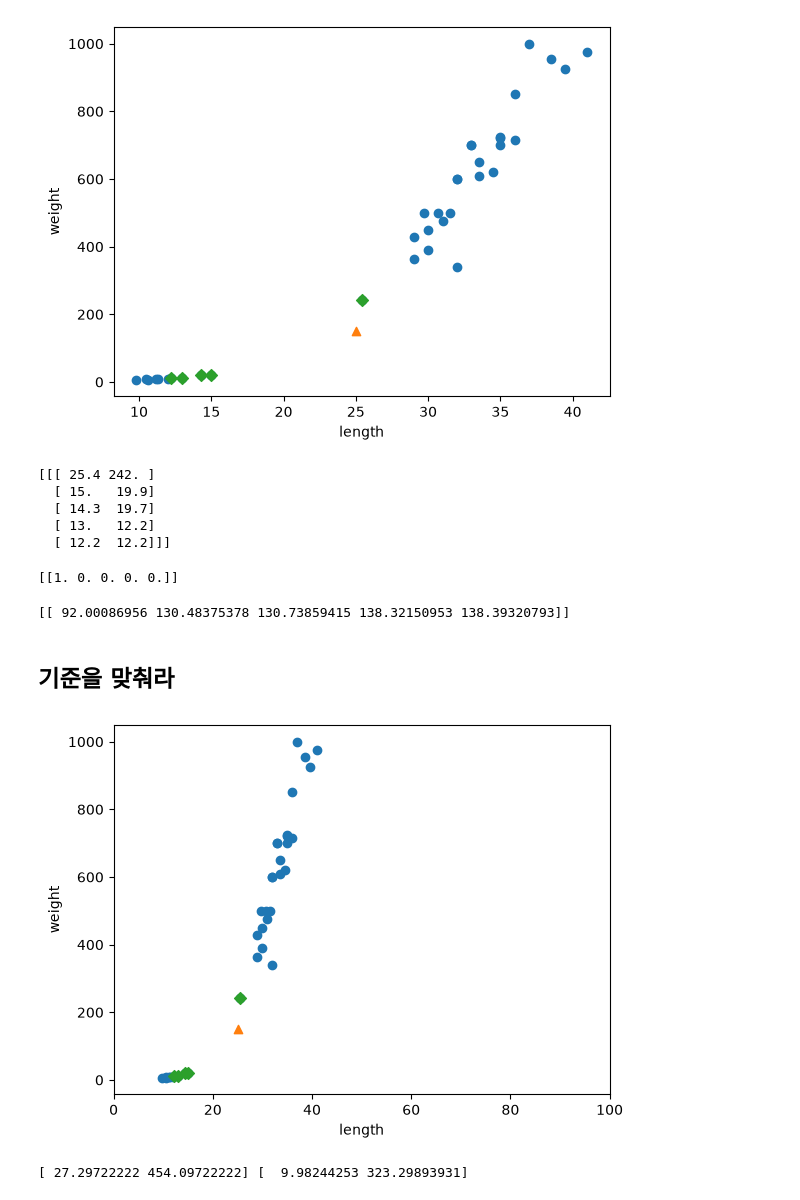
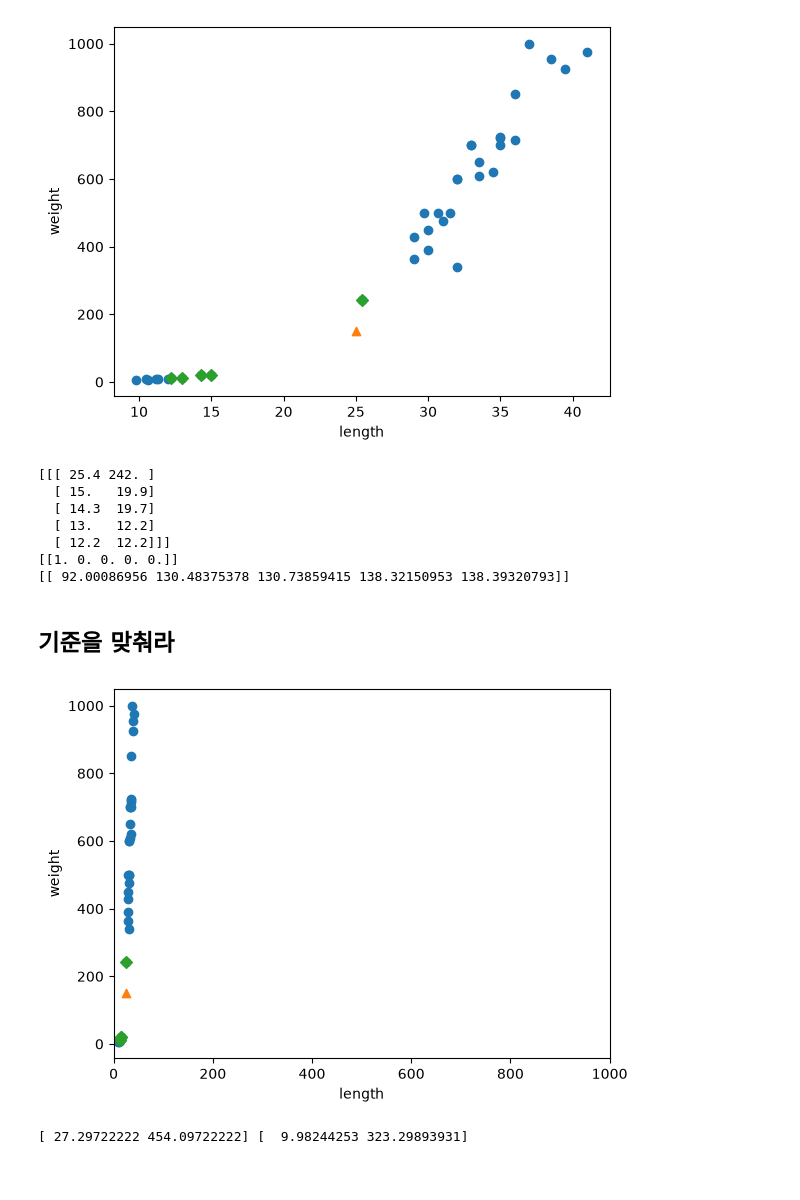
Before and after one commit to a1ljmook/Inflearn-hg-mldl, a Jupyter notebook: done/2-2.ipynb, the cells around one changed output. Saved outputs shown, nothing was run; the diff lists cells and outputs as text; code cells hidden in the pictures.

```diff
--- a/2-2.ipynb
+++ b/done/2-2.ipynb
@@ -94,32 +92,28 @@ plt.show()
 [figure]
 # %%
 print(train_input[indexes])
+print(train_target[indexes])
+print(distances)
 # %% [output]
 [[[ 25.4 242. ]
   [ 15.   19.9]
   [ 14.3  19.7]
   [ 13.   12.2]
   [ 12.2  12.2]]]
+[[1. 0. 0. 0. 0.]]
+[[ 92.00086956 130.48375378 130.73859415 138.32150953 138.39320793]]
-# %%
-print(train_target[indexes])
-# %% [output]
-[[1. 0. 0. 0. 0.]]
-# %%
-print(distances)
-# %% [output]
-[[ 92.00086956 130.48375378 130.73859415 138.32150953 138.39320793]]
 # %% [markdown]
 ## 기준을 맞춰라
 # %%
 plt.scatter(train_input[:,0], train_input[:,1])
 plt.scatter(25, 150, marker='^')
 plt.scatter(train_input[indexes,0], train_input[indexes,1], marker='D')
-plt.xlim((0, 100))
+plt.xlim((0, 1000))
 plt.xlabel('length')
 plt.ylabel('weight')
 plt.show()
 # %% [output]
-[figure, old version]
+[figure, new version]
 # %%
 mean = np.mean(train_input, axis=0)
 std = np.std(train_input, axis=0)
```
Also changed, not shown: parts of 12 cells of this notebook, 4 other files.
